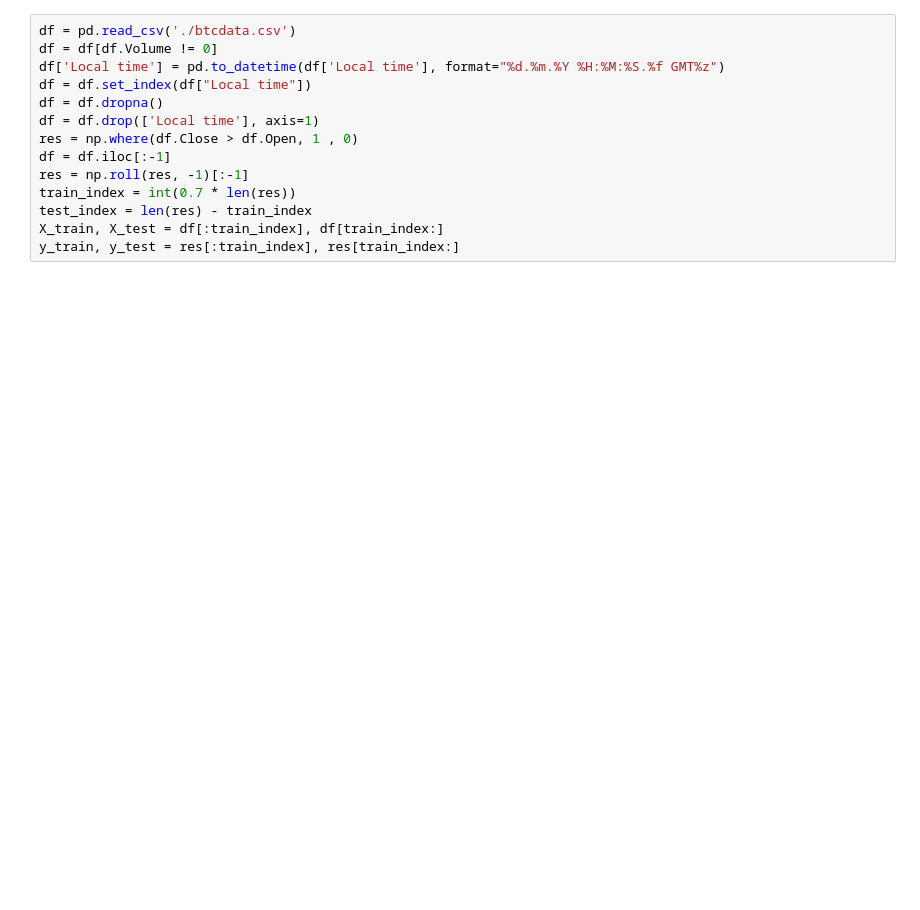
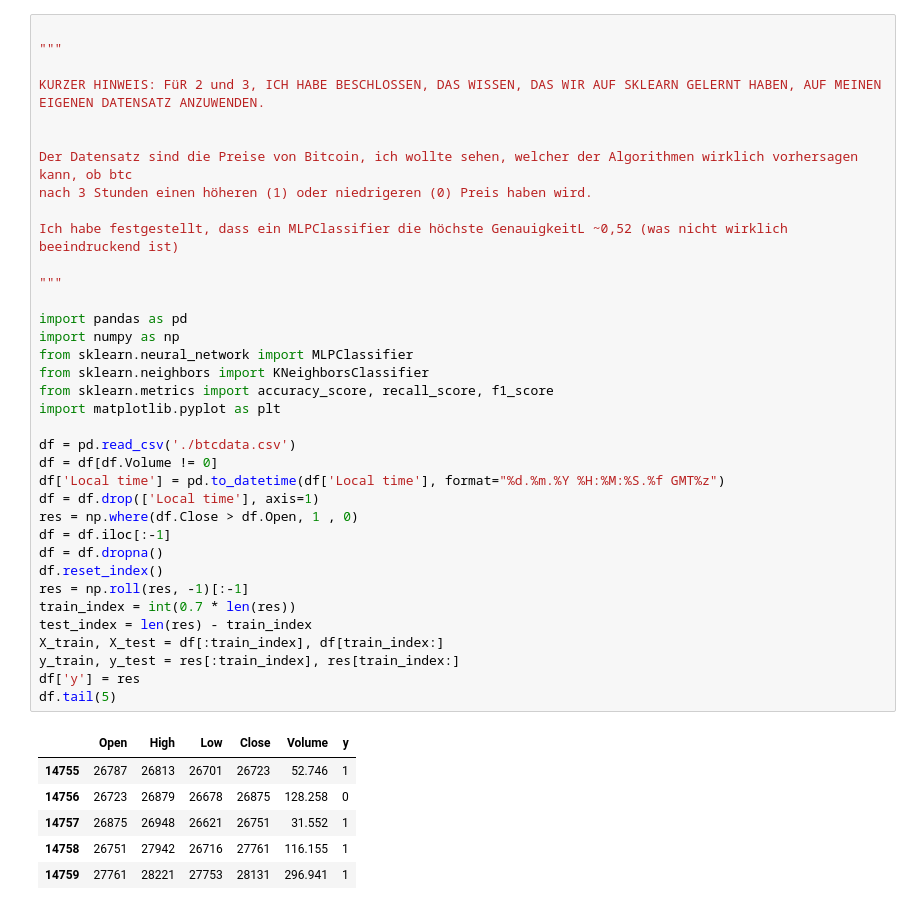
Before and after one commit to ghaithAlMasri/MachineLearning, a Jupyter notebook: Ubungen/Ghaith_AlMasri_Ubung_8.ipynb, the cells around one changed output. Cells and saved outputs as stored; diff of their text form; blank space fills up the shorter version.

```diff
--- a/Ubungen/Ghaith_AlMasri_Ubung_8.ipynb
+++ b/Ubungen/Ghaith_AlMasri_Ubung_8.ipynb
@@ -5,15 +38,44 @@ from sklearn.neural_network import MLPClassifier
 # %%
+
+"""
+
+KURZER HINWEIS: FüR 2 und 3, ICH HABE BESCHLOSSEN, DAS WISSEN, DAS WIR AUF SKLEARN GELERNT HABEN, AUF MEINEN EIGENEN DATENSATZ ANZUWENDEN.
+
+
+Der Datensatz sind die Preise von Bitcoin, ich wollte sehen, welcher der Algorithmen wirklich vorhersagen kann, ob btc
+nach 3 Stunden einen höheren (1) oder niedrigeren (0) Preis haben wird.
+
+Ich habe festgestellt, dass ein MLPClassifier die höchste GenauigkeitL ~0,52 (was nicht wirklich beeindruckend ist)
+
+"""
+
+import pandas as pd
+import numpy as np
+from sklearn.neural_network import MLPClassifier
+from sklearn.neighbors import KNeighborsClassifier
+from sklearn.metrics import accuracy_score, recall_score, f1_score
+import matplotlib.pyplot as plt
+
 df = pd.read_csv('./btcdata.csv')
 df = df[df.Volume != 0]
 df['Local time'] = pd.to_datetime(df['Local time'], format="%d.%m.%Y %H:%M:%S.%f GMT%z")
-df = df.set_index(df["Local time"])
-df = df.dropna()
 df = df.drop(['Local time'], axis=1)
 res = np.where(df.Close > df.Open, 1 , 0)
 df = df.iloc[:-1]
+df = df.dropna()
+df.reset_index()
 res = np.roll(res, -1)[:-1]
 train_index = int(0.7 * len(res))
 test_index = len(res) - train_index
 X_train, X_test = df[:train_index], df[train_index:]
 y_train, y_test = res[:train_index], res[train_index:]
+df['y'] = res
+df.tail(5)
+# %% [output]
+|  | Open | High | Low | Close | Volume | y |
+| 14755 | 26787 | 26813 | 26701 | 26723 | 52.746 | 1 |
+| 14756 | 26723 | 26879 | 26678 | 26875 | 128.258 | 0 |
+| 14757 | 26875 | 26948 | 26621 | 26751 | 31.552 | 1 |
+| 14758 | 26751 | 27942 | 26716 | 27761 | 116.155 | 1 |
+| 14759 | 27761 | 28221 | 27753 | 28131 | 296.941 | 1 |
 # %%
```
Also changed, not shown: parts of 5 cells of this notebook.
